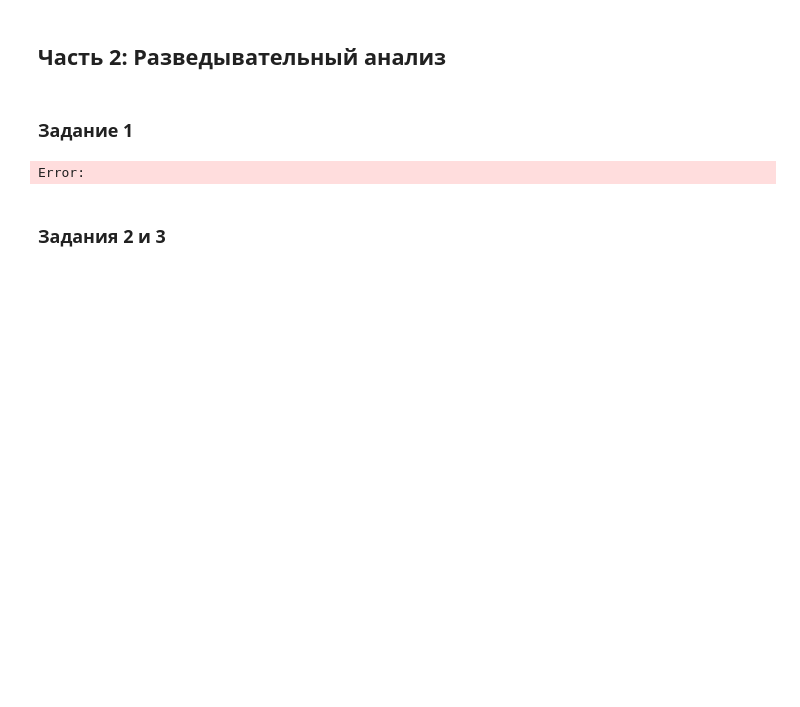
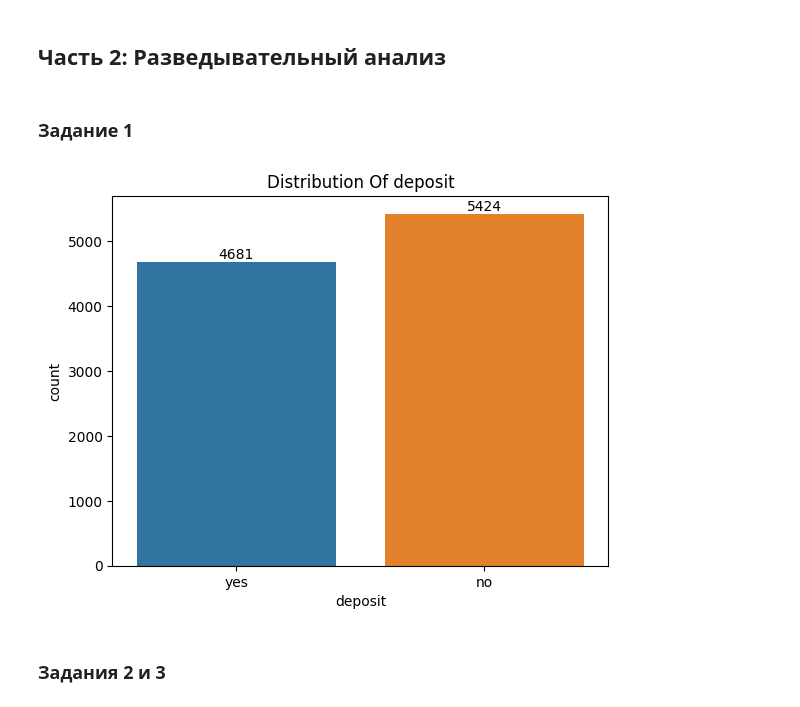
Before and after one commit to Blooodniy/PROJECT-4, a Jupyter notebook: Project_4_ML copy.ipynb, the cells around one changed output. Cells and saved outputs as stored; diff of their text form; code cells hidden in the pictures; blank space fills up the shorter version.

```diff
--- a/Project_4_ML copy.ipynb
+++ b/Project_4_ML copy.ipynb
@@ -134,8 +134,13 @@ df.shape[0]
 # %%
 # изучите соотношение классов в ваших данных на предмет несбалансированности, проиллюстрируйте результат
 # ваш код
+fig = sns.countplot(x=df['deposit'], hue=df['deposit'])
+fig.set_title("Distribution Of deposit")
+for container in fig.containers:
+    fig.bar_label(container)
+plt.show()
 # %% [output]
-Error:
+[figure, added]
 # %% [markdown]
 ### Задания 2 и 3
 # %%
```
Also changed, not shown: parts of 15 cells of this notebook.
